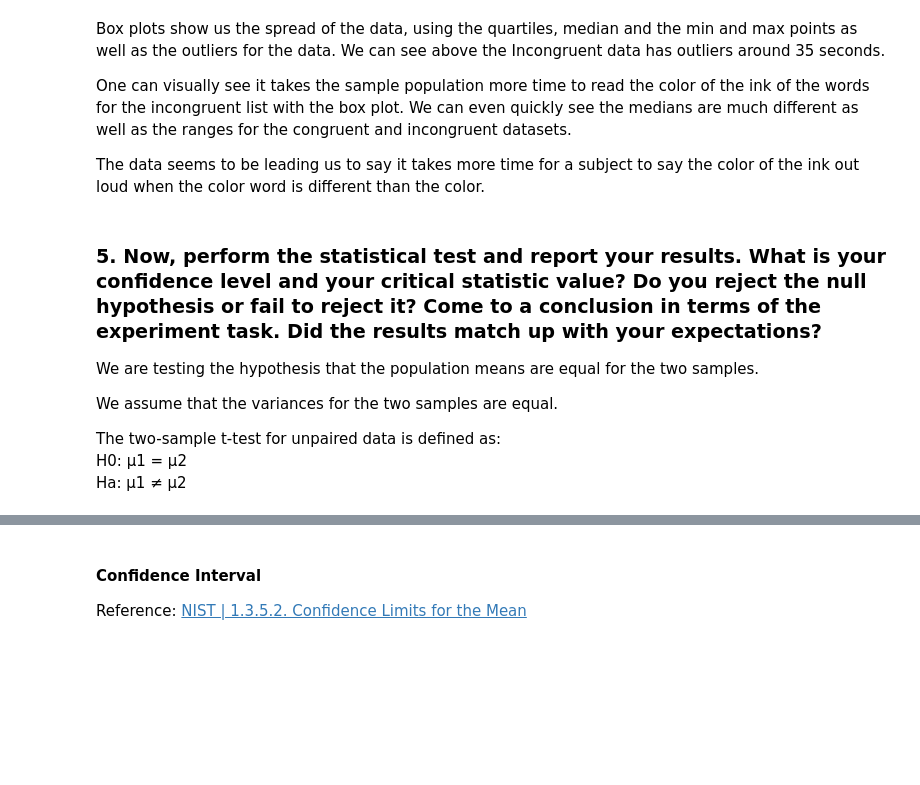
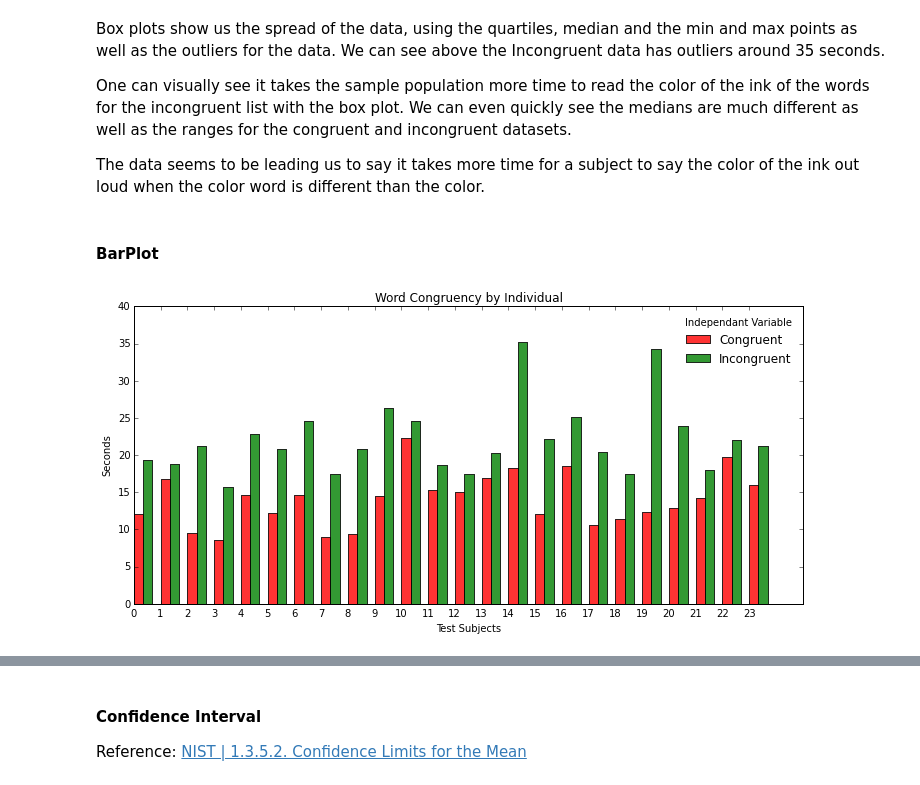
Before and after one commit to craignicholson/P1, a Jupyter notebook: Data_Analyst_ND_ProjectP1.ipynb, the cells around one changed output, grey strips where cells are left out. Cells and saved outputs as stored; diff of their text form; code cells hidden in the pictures; blank space fills up the shorter version.

```diff
--- a/Data_Analyst_ND_ProjectP1.ipynb
+++ b/Data_Analyst_ND_ProjectP1.ipynb
@@ -299,13 +303,36 @@ Box plots show us the spread of the data, using the quartiles, median and the mi
 One can visually see it takes the sample population more time to read the color of the ink of the words for the incongruent list with the box plot.  We can even quickly see the medians are much different as well as the ranges for the congruent and incongruent datasets.
 
 The data seems to be leading us to say it takes more time for a subject to say the color of the ink out loud when the color word is different than the color.
-# %% [markdown]
-### 5. Now, perform the statistical test and report your results. What is your confidence level and your critical statistic value? Do you reject the null hypothesis or fail to reject it? Come to a conclusion in terms of the experiment task. Did the results match up with your expectations?
-
-We are testing the hypothesis that the population means are equal for the two samples.
-
-We assume that the variances for the two samples are equal.
-
-The two-sample t-test for unpaired data is defined as:
-H0:  μ1 = μ2
-Ha:  μ1 ≠ μ2
+# %% [markdown]
+#### BarPlot
+# %%
+congruent_data = df['Congruent']
+incongruent_data =df['Incongruent']
+
+fig, ax = plt.subplots()
+
+#index is equal to the individual ids
+index = congruent_data.index.values
+bar_width = 0.35
+opacity = 0.8
+
+p1 = plt.bar(congruent_data.index.values, congruent_data, bar_width,
+                 alpha=opacity,
+                 color='r',
+                 label='Congruent')
+
+p2 = plt.bar(incongruent_data.index.values + bar_width, incongruent_data, bar_width,
+                 alpha=opacity,
+                 color='g',
+                 label='Incongruent')
+
+plt.xlabel('Test Subjects')
+plt.ylabel('Seconds')
+plt.title('Word Congruency by Individual')
+plt.legend(loc='best', frameon=False, title='Independant Variable')
+xticks( congruent_data.index.values )
+
+plt.tight_layout()
+plt.show()
+# %% [output]
+[figure, added]
```
Also changed, not shown: parts of 8 cells of this notebook.
